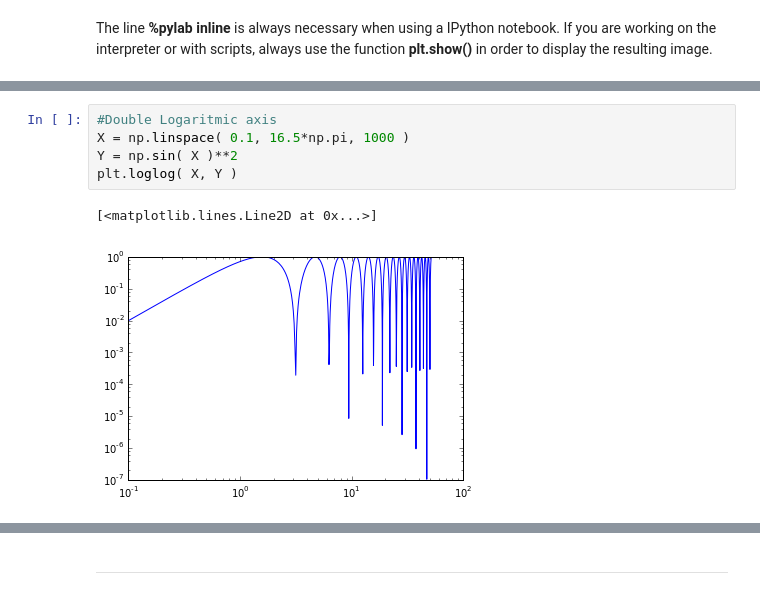
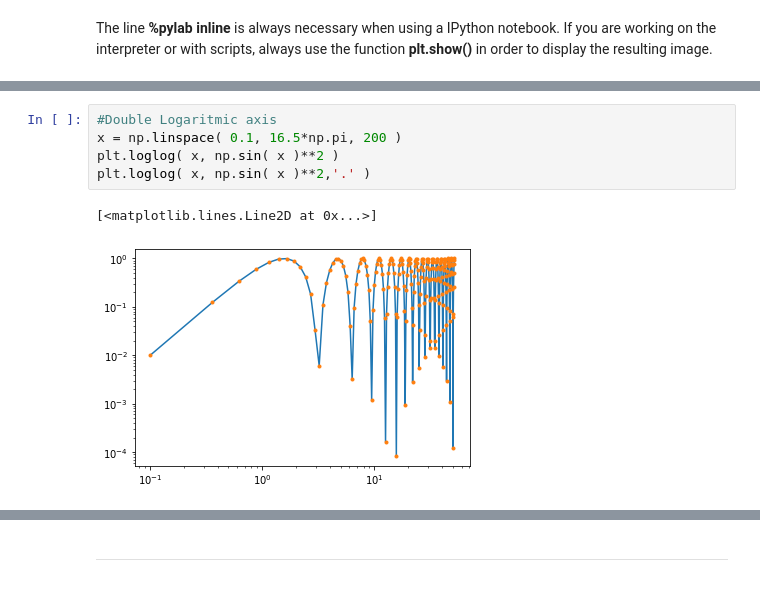
Before and after one commit to restrepo/ComputationalMethods, a Jupyter notebook: material/matplotlib.ipynb, the cells around one changed output, grey strips where cells are left out. Saved outputs shown, nothing was run; the diff lists cells and outputs as text.

```diff
--- a/material/matplotlib.ipynb
+++ b/material/matplotlib.ipynb
@@ -83,8 +92,8 @@ plt.semilogx( X, Y )
 # %%
 #Double Logaritmic axis
-X = np.linspace( 0.1, 16.5*np.pi, 1000 )
-Y = np.sin( X )**2
-plt.loglog( X, Y )
+x = np.linspace( 0.1, 16.5*np.pi, 200 )
+plt.loglog( x, np.sin( x )**2 )
+plt.loglog( x, np.sin( x )**2,'.' )
 # %% [output]
 [<matplotlib.lines.Line2D at 0x...>]
-[figure, old version]
+[figure, new version]
```
Also changed, not shown: parts of 17 cells of this notebook, 21 other files.
